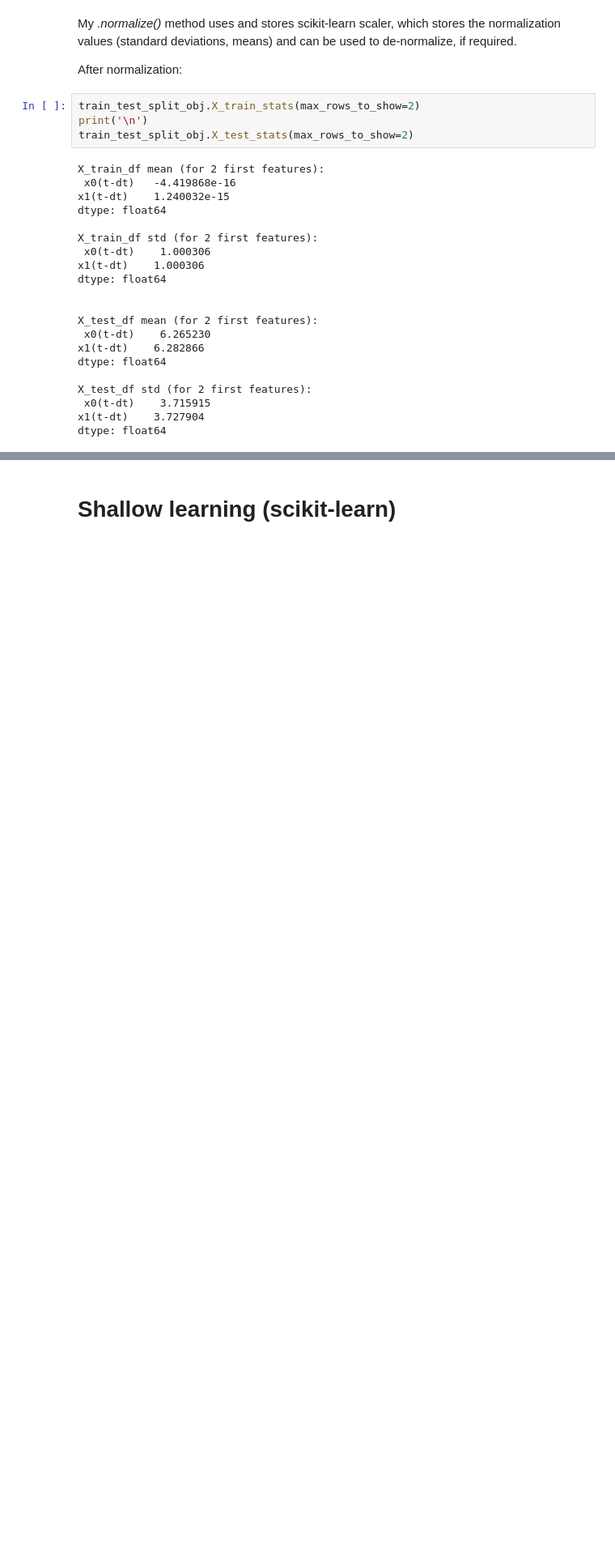
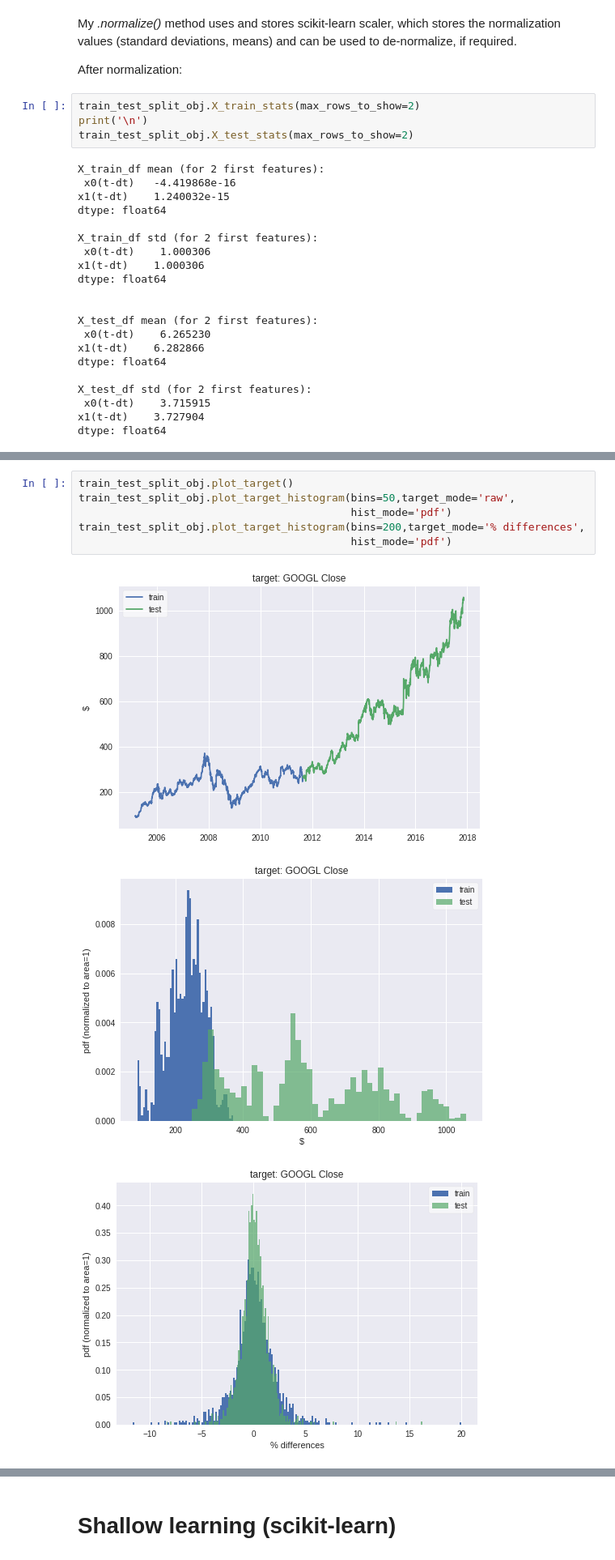
Before and after one commit to Ozziko/AlgoTradingAI, a Jupyter notebook: Oz_Livneh_Algo_Trading_AI.ipynb, the cells around one changed output, grey strips where cells are left out. Shown at 81% size. Saved outputs shown, nothing was run; the diff lists cells and outputs as text; blank space fills up the shorter version.

```diff
--- a/Oz_Livneh_Algo_Trading_AI.ipynb
+++ b/Oz_Livneh_Algo_Trading_AI.ipynb
@@ -635,0 +679,10 @@ dtype: float64
+# %%
+train_test_split_obj.plot_target()
+train_test_split_obj.plot_target_histogram(bins=50,target_mode='raw',
+                                           hist_mode='pdf')
+train_test_split_obj.plot_target_histogram(bins=200,target_mode='% differences',
+                                           hist_mode='pdf')
+# %% [output]
+[figure, added]
+[figure, added]
+[figure, added]
```
Also changed, not shown: parts of 21 cells of this notebook.
